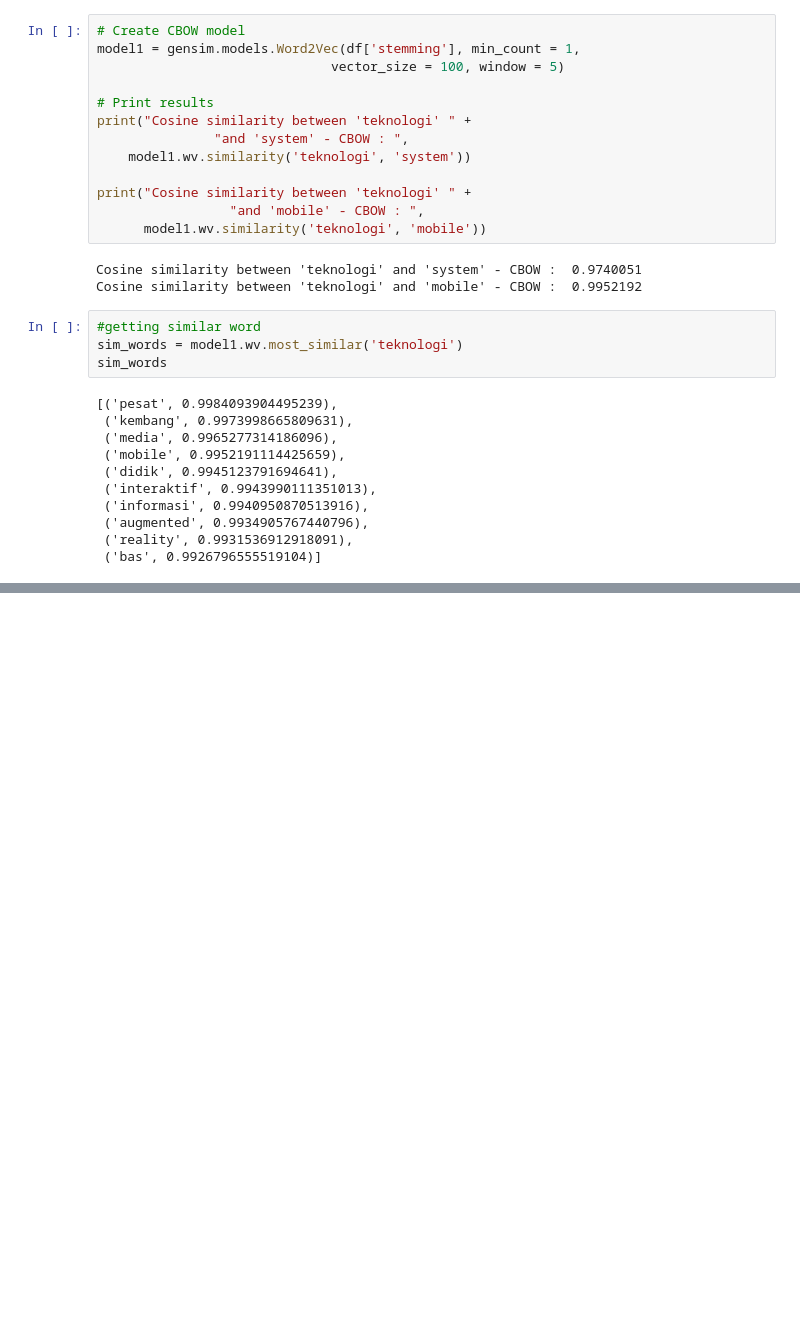
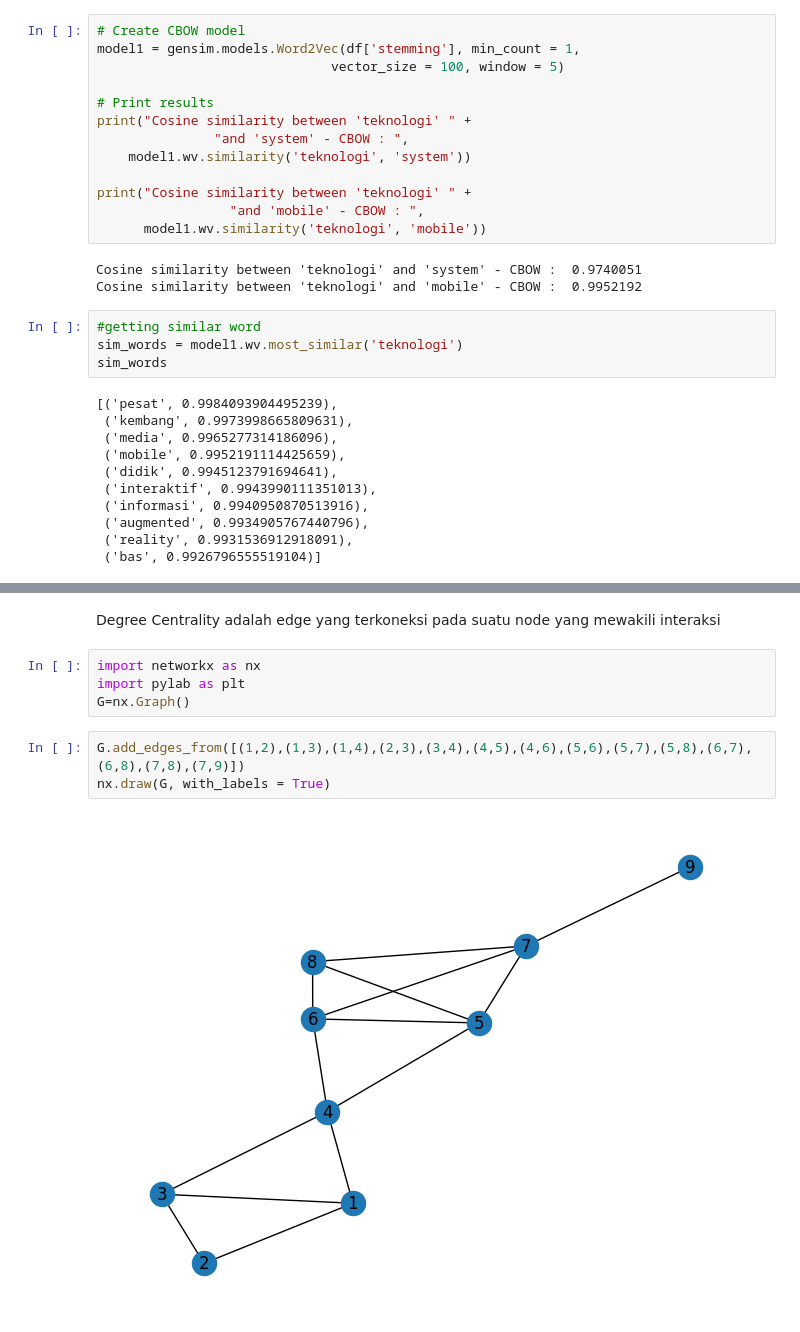
Before and after one commit to Nurul-Faizah/prosaindata, a Jupyter notebook: _sources/notebooks.ipynb, the cells around one changed output, grey strips where cells are left out. Saved outputs shown, nothing was run; the diff lists cells and outputs as text; blank space fills up the shorter version.

```diff
--- a/_sources/notebooks.ipynb
+++ b/_sources/notebooks.ipynb
@@ -1187,0 +1195,11 @@ sim_words
+# %% [markdown]
+Degree Centrality adalah edge yang terkoneksi pada suatu node yang mewakili interaksi
+# %%
+import networkx as nx
+import pylab as plt
+G=nx.Graph()
+# %%
+G.add_edges_from([(1,2),(1,3),(1,4),(2,3),(3,4),(4,5),(4,6),(5,6),(5,7),(5,8),(6,7),(6,8),(7,8),(7,9)])
+nx.draw(G, with_labels = True)
+# %% [output]
+[figure, added]
```
Also changed, not shown: parts of 47 cells of this notebook, 8 other files.
